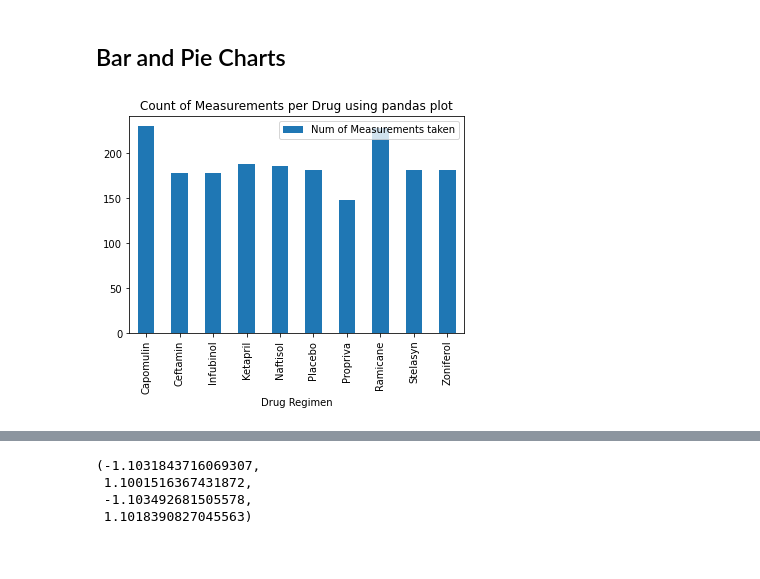
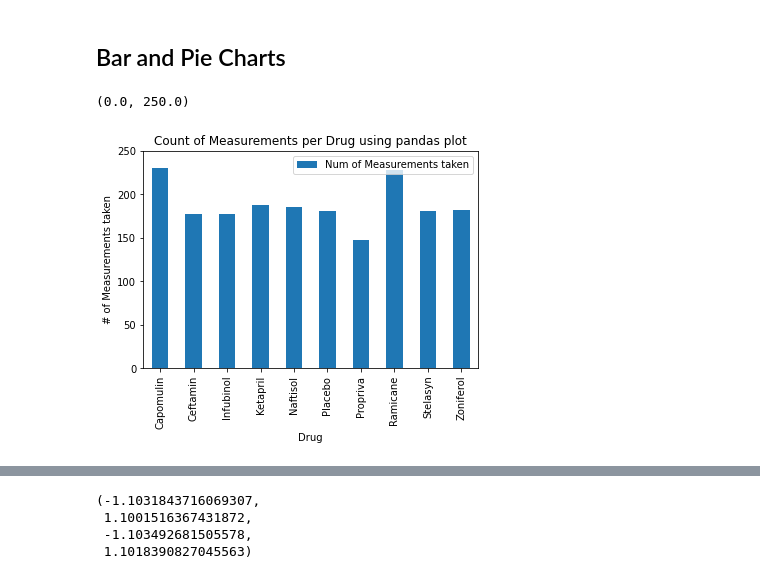
Before and after one commit to kunaual/matplotlib-challenge, a Jupyter notebook: Pymaceuticals/pymaceuticals.ipynb, the cells around one changed output, grey strips where cells are left out. Saved outputs shown, nothing was run; the diff lists cells and outputs as text; code cells hidden in the pictures.

Commit message:
fixed some bugs. added graph xlimits

```diff
--- a/Pymaceuticals/pymaceuticals.ipynb
+++ b/Pymaceuticals/pymaceuticals.ipynb
@@ -155,11 +155,13 @@ aggSummStats
 # %%
 # Generate a bar plot showing the total number of measurements taken on each drug regimen using pandas.
 drugCounts=drug_gb["Mouse ID"].count().rename("Num of Measurements taken").to_frame()
 pandaPlot=drugCounts.plot(kind="bar",title="Count of Measurements per Drug using pandas plot")
-#pandaPlot.xlabel("Drug")
-#pandaPlot.ylabel("# of Measurements taken")
+pandaPlot.set_xlabel("Drug")
+pandaPlot.set_ylabel("# of Measurements taken")
+pandaPlot.set_ylim(0,250)  #setting limit per assignment instructions
 # %% [output]
+(0.0, 250.0)
-[figure, old version]
+[figure, new version]
 # %%
 # Generate a bar plot showing the total number of measurements taken on each drug regimen using pyplot.
 x_axis=np.arange(len(drugCounts.index))
```
Also changed, not shown: parts of 8 cells of this notebook.
